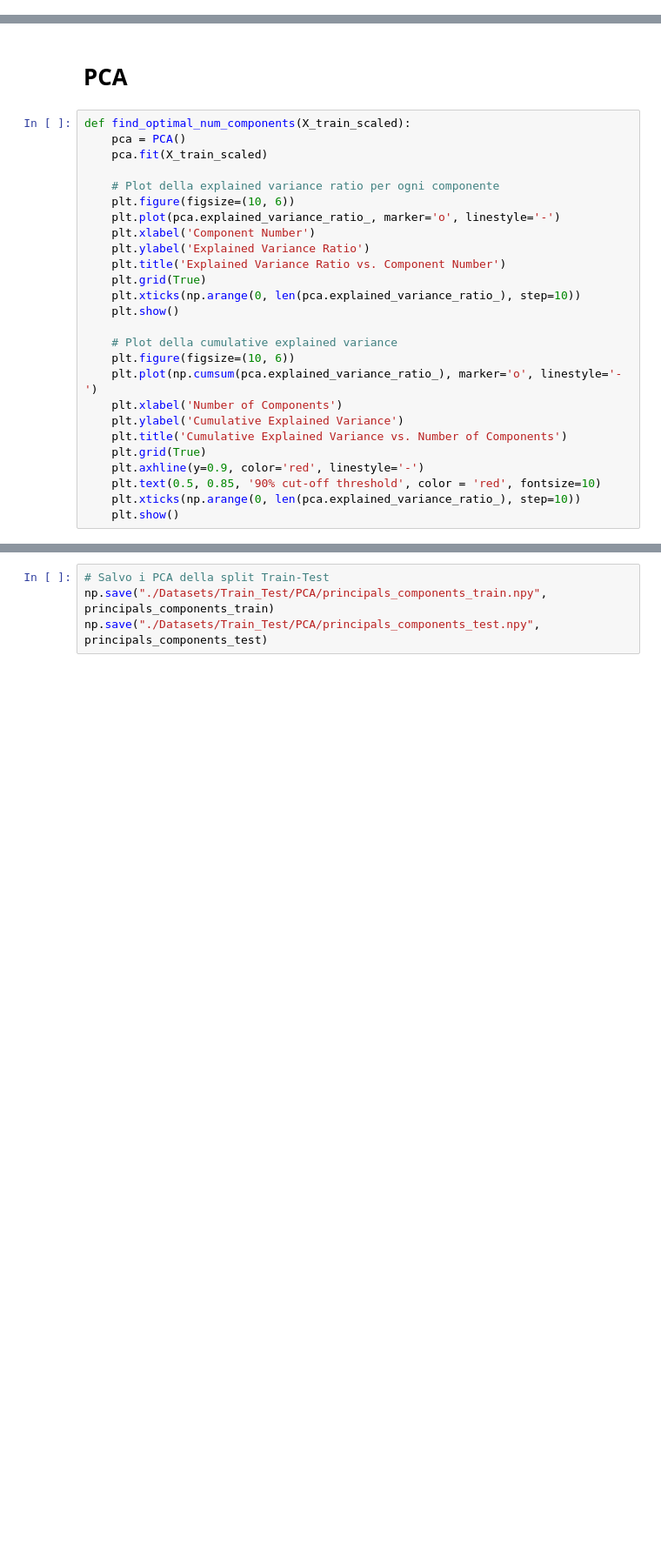
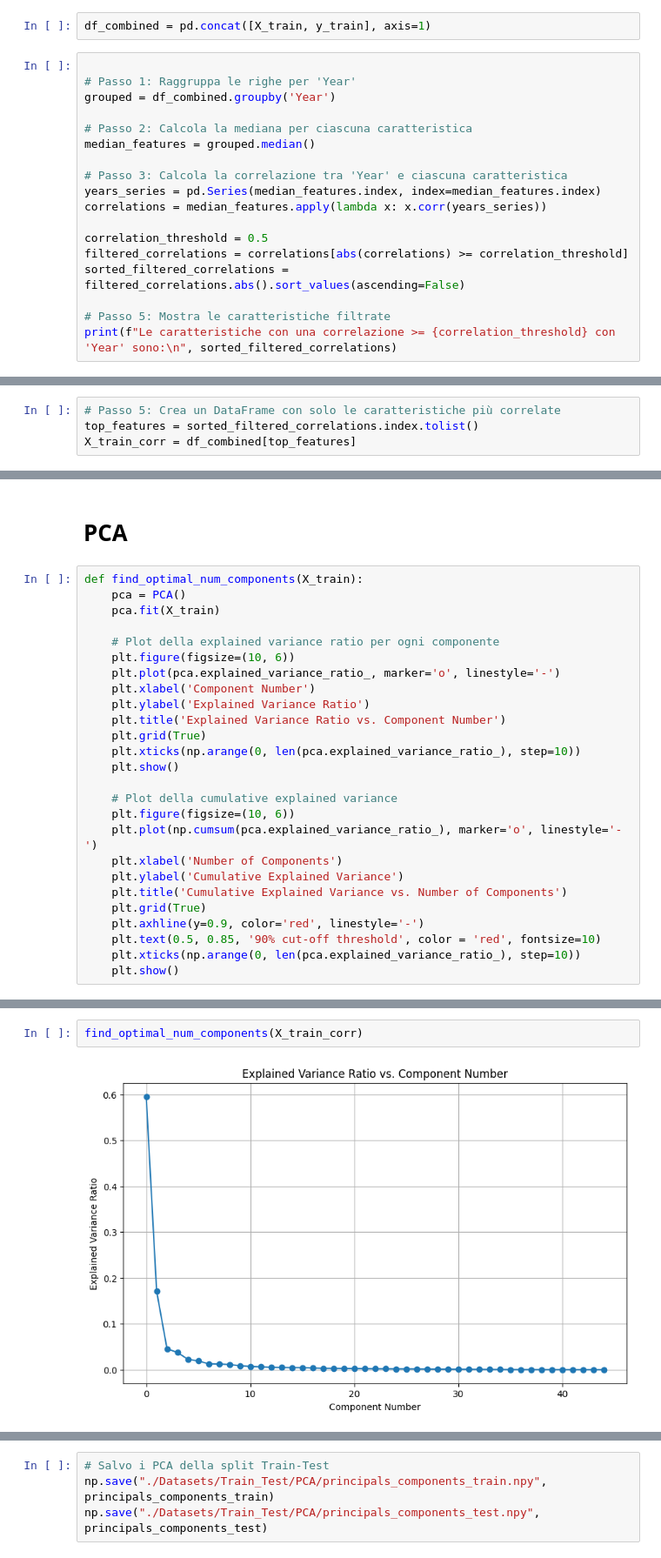
Before and after one commit to Lambe5/ProgettoDataAnalytics, a Jupyter notebook: Pre-processing.ipynb, the cells around one changed output, grey strips where cells are left out. Shown at 87% size. Drawn from its saved outputs; the diff is of its cells as text; blank space fills up the shorter version.

Commit message:
creato dataset correlazione

```diff
--- a/Pre-processing.ipynb
+++ b/Pre-processing.ipynb
@@ -56,3 +57,23 @@ X_test = handling_outliers_test(X_test, medians, iqr_dict)
 X_train2, medians2, iqr_dict2 = handling_outliers_train(X_train2)
 X_val2 = handling_outliers_test(X_val2, medians2, iqr_dict2)
 X_test2 = handling_outliers_test(X_test2, medians2, iqr_dict2)
+# %%
+df_combined = pd.concat([X_train, y_train], axis=1)
+# %%
+
+# Passo 1: Raggruppa le righe per 'Year'
+grouped = df_combined.groupby('Year')
+
+# Passo 2: Calcola la mediana per ciascuna caratteristica
+median_features = grouped.median()
+
+# Passo 3: Calcola la correlazione tra 'Year' e ciascuna caratteristica
+years_series = pd.Series(median_features.index, index=median_features.index)
+correlations = median_features.apply(lambda x: x.corr(years_series))
+
+correlation_threshold = 0.5
+filtered_correlations = correlations[abs(correlations) >= correlation_threshold]
+sorted_filtered_correlations = filtered_correlations.abs().sort_values(ascending=False)
+
+# Passo 5: Mostra le caratteristiche filtrate
+print(f"Le caratteristiche con una correlazione >= {correlation_threshold} con 'Year' sono:\n", sorted_filtered_correlations)
@@ -58,0 +98,4 @@ X_test2 = handling_outliers_test(X_test2, medians2, iqr_dict2)
+# %%
+# Passo 5: Crea un DataFrame con solo le caratteristiche più correlate
+top_features = sorted_filtered_correlations.index.tolist()
+X_train_corr = df_combined[top_features]
@@ -136,9 +223,9 @@ np.save("./Datasets/Train_Test/Scaled/no_outliers/X_test_scaled.npy", X_test_no_
 # %% [markdown]
 # PCA
 # %%
-def find_optimal_num_components(X_train_scaled):
+def find_optimal_num_components(X_train):
     pca = PCA()
-    pca.fit(X_train_scaled)
+    pca.fit(X_train)
 
     # Plot della explained variance ratio per ogni componente
     plt.figure(figsize=(10, 6))
@@ -184,3 +271,7 @@ find_optimal_num_components(X_train_scaled_no_outliers2)
 # %% [output]
 [figure]
 [figure]
+# %%
+find_optimal_num_components(X_train_corr)
+# %% [output]
+[figure, added]
```
Also changed, not shown: parts of 26 cells of this notebook.
